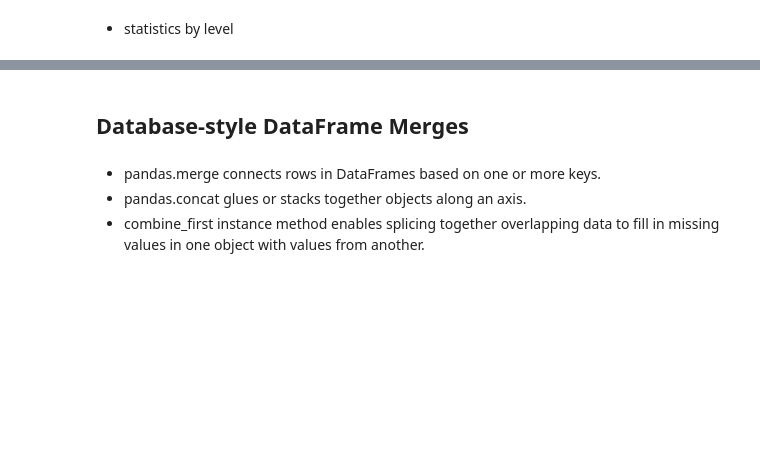
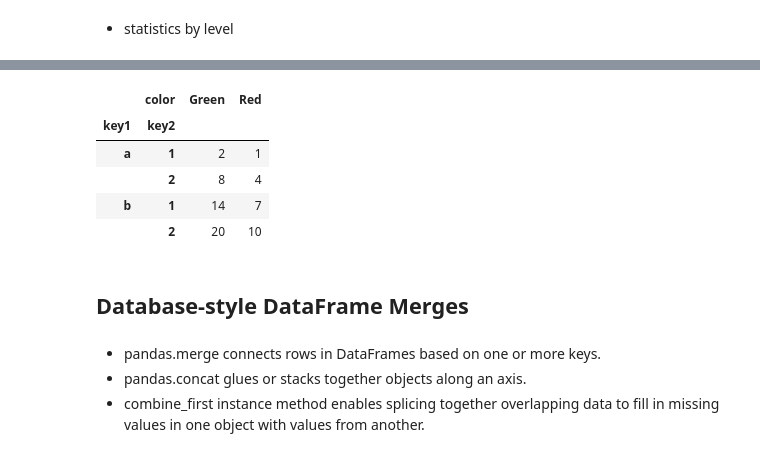
Before and after one commit to Rdm-Nico/BDTA, a Jupyter notebook: Essentials/4a_Using_Pandas.ipynb, the cells around one changed output, grey strips where cells are left out. Cells and saved outputs as stored; diff of their text form; code cells hidden in the pictures; blank space fills up the shorter version.

```diff
--- a/Essentials/4a_Using_Pandas.ipynb
+++ b/Essentials/4a_Using_Pandas.ipynb
@@ -732,5 +867,12 @@ frame.sum(level='key2')
 # %%
-frame.sum(level='color', axis=1)
+frame.groupby(level='color', axis=1).sum()
+# %% [output]
+|  | color | Green | Red |
+| key1 | key2 |  |  |
+| a | 1 | 2 | 1 |
+|  | 2 | 8 | 4 |
+| b | 1 | 14 | 7 |
+|  | 2 | 20 | 10 |
 # %% [markdown]
 ## Database-style DataFrame Merges
 # %% [markdown]
```
Also changed, not shown: parts of 61 cells of this notebook.
